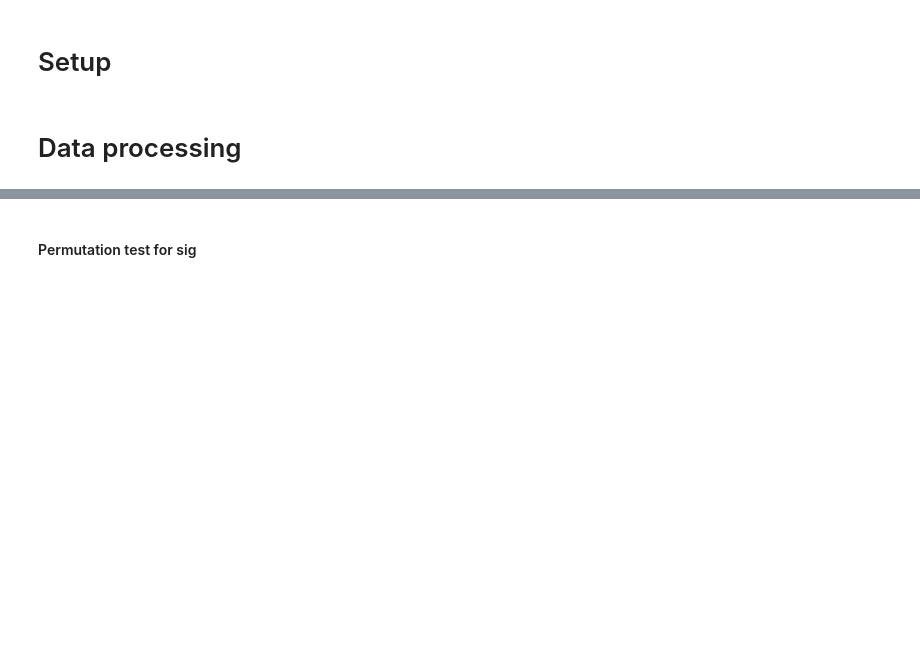
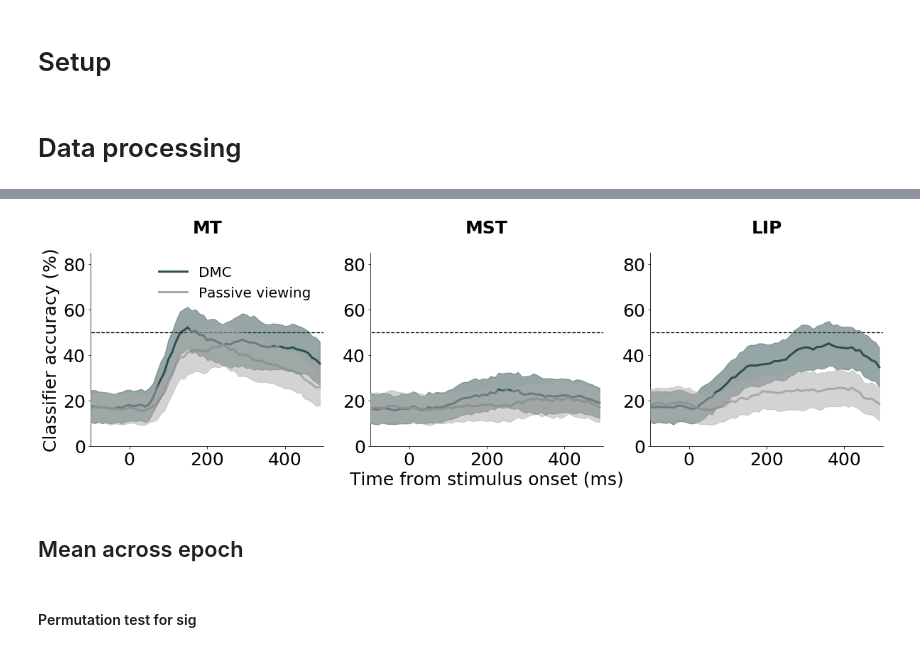
Before and after one commit to bpeysakhovich/two_boundary, a Jupyter notebook: passive_viewing_analysis.ipynb, the cells around one changed output, grey strips where cells are left out. Saved outputs shown, nothing was run; the diff lists cells and outputs as text; code cells hidden in the pictures; blank space fills up the shorter version.

```diff
--- a/passive_viewing_analysis.ipynb
+++ b/passive_viewing_analysis.ipynb
@@ -139,3 +195,65 @@ ValueError: all the input array dimensions except for the concatenation axis mus
+# %%
+n_trials = 5
+time_points = np.arange(0, len(window))
+
+dir_perf_dmc_all = {}
+dir_perf_pv_all = {}
+
+for i, area in enumerate(brain_areas):
+    all_data = binned_dmc_all_areas[i]
+    n_neurons_decoder = np.size(all_data, 0)
+    n_neurons_total = np.size(all_data, 0)
+
+    perf_dmc = direction_decoder(n_iter, time_points, n_neurons_decoder, n_neurons_total, n_trials, all_data)
+    dir_perf_dmc_all[area] = perf_dmc
+
+
+    all_data = binned_pv_all_areas[i]
+    perf_pv = direction_decoder(n_iter, time_points, n_neurons_decoder, n_neurons_total, n_trials, all_data)
+    dir_perf_pv_all[area] = perf_pv
+# %%
+x = np.arange(-100, 500, 10)
+fig, ax =  plt.subplots(1, 3, figsize=(20, 5))
+
+for i, area in enumerate(brain_areas):
+    currmean = np.mean(dir_perf_dmc_all[area], 0)
+    currstd = np.std(dir_perf_dmc_all[area], 0)
+
+    ax[i].plot(x, currmean, color =  'darkslategrey',  lw = 3, label = 'DMC')
+    ax[i].fill_between(x, currmean-currstd, currmean+currstd, color = 'darkslategrey',  lw = 1., alpha = 0.5, zorder=20)
+
+    currmean = np.mean(dir_perf_pv_all[area], 0)
+    currstd = np.std(dir_perf_pv_all[area], 0)
+
+    ax[i].plot(x, currmean, color = 'darkgrey',  lw = 3, label = 'Passive viewing')
+    ax[i].fill_between(x, currmean-currstd, currmean+currstd, color = 'darkgrey',  lw = 1., alpha = 0.5, zorder=20)
+
+    ax[i].plot([-400, 3000], [50, 50], '--k', lw = 1.3)
+
+    ax[i].set_xlim(-100, 500)
+    ax[i].set_ylim(0, 85)
+    ax[i].tick_params(labelsize=25)
+    ax[i].set_title(brain_areas[i], fontsize = 25, y=1.08, fontweight='bold')
+
+# Hide the right and top spines
+for i in range(3):
+    ax[i].spines['right'].set_visible(False)
+    ax[i].spines['top'].set_visible(False)
+    #ax[i].set_ylim(0, 0.0016)
+
+ax[0].set_ylabel('Classifier accuracy (%)', fontsize = 25)
+ax[1].set_xlabel('Time from stimulus onset (ms)', fontsize = 25)
+ax[0].legend(frameon = False, fontsize = 20)
+
+plt.show()
+
+for i in save_filetype:
+    savepath = figpath + 'passive_viewing\\' + monkey + '_direction_decoder_sliding_window.' + i
+    fig.savefig(savepath, bbox_inches='tight')
+# %% [output]
+[figure, added]
+# %% [markdown]
+## Mean across epoch
 # %%
 n_iter = 500
 
```
Also changed, not shown: parts of 21 cells of this notebook, 1 other file.
